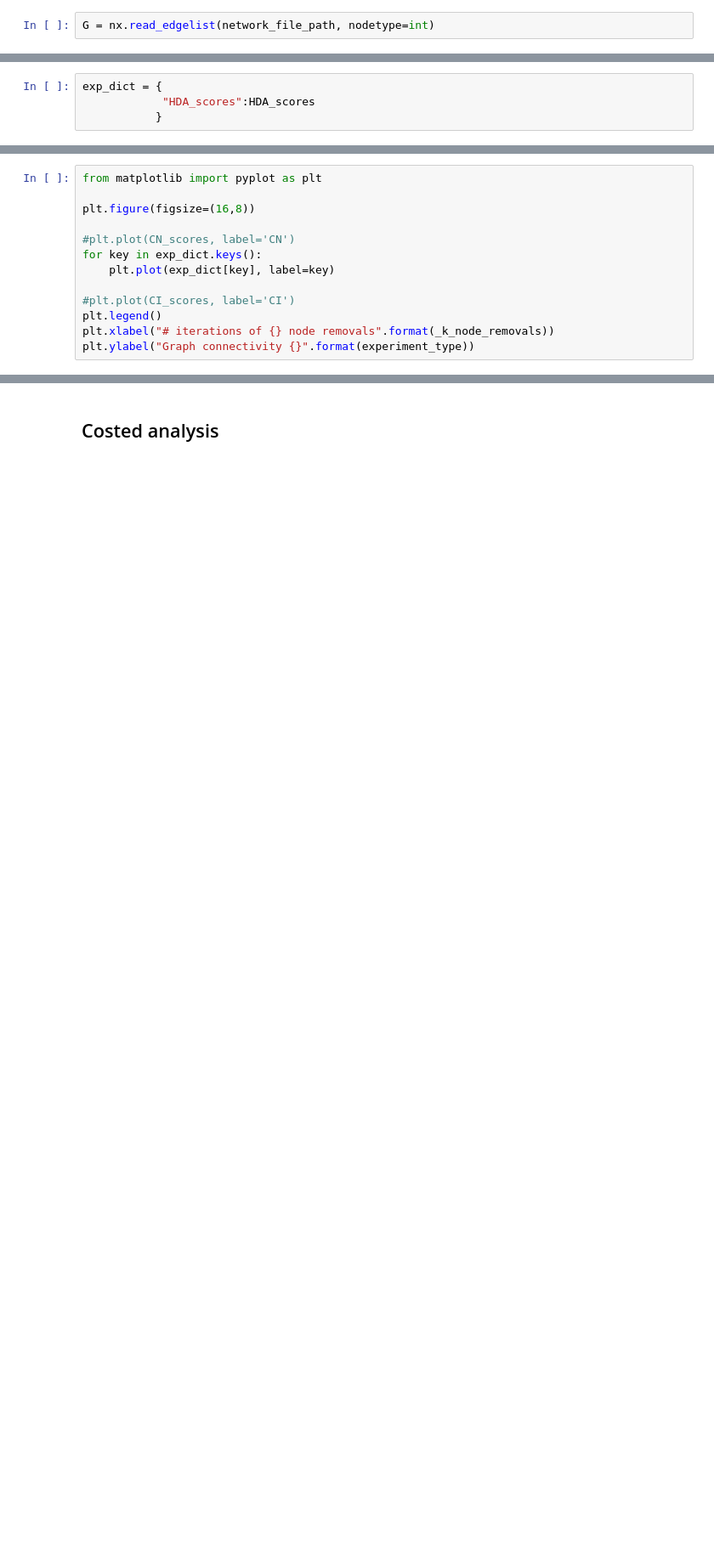
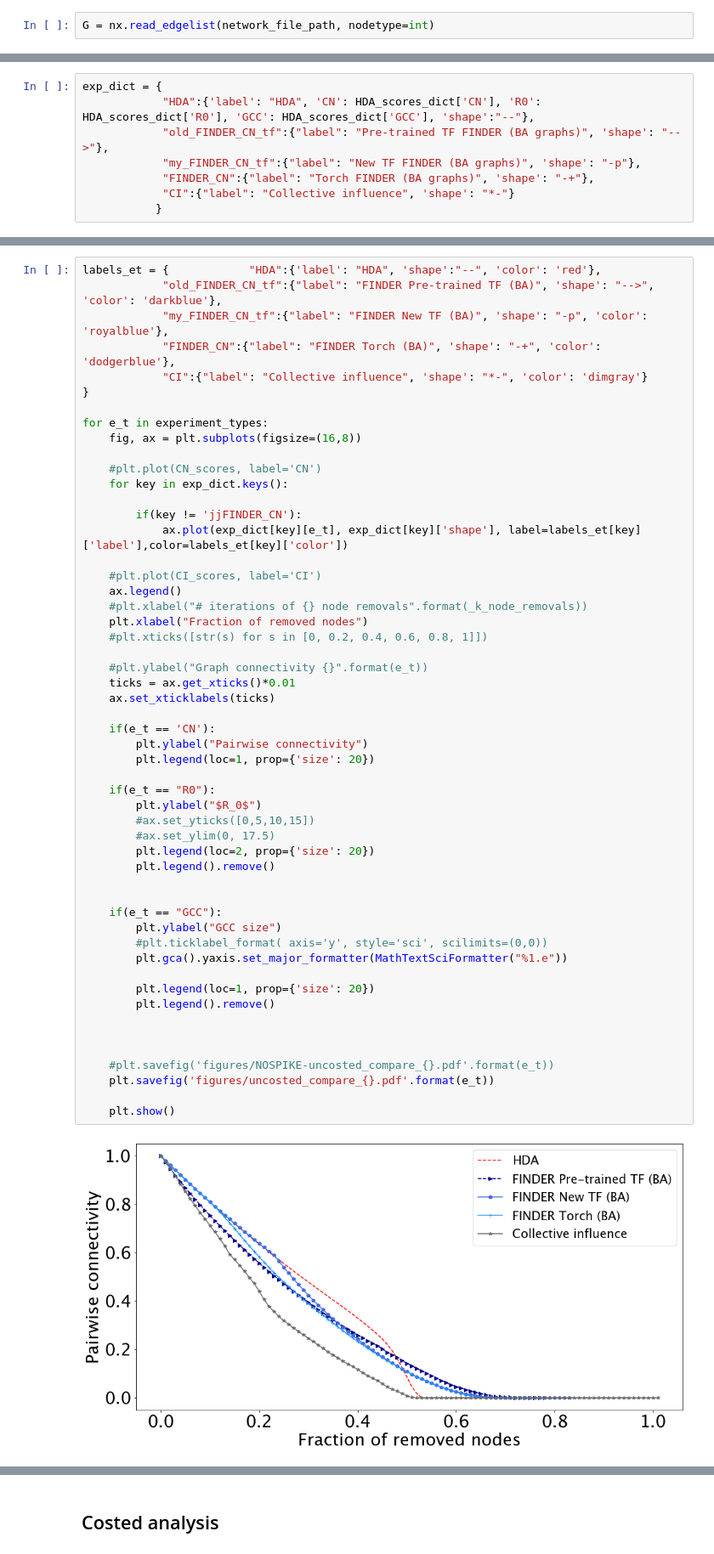
Before and after one commit to faraz2023/FINDER, a Jupyter notebook: CN_analytics.ipynb, the cells around one changed output, grey strips where cells are left out. Shown at 85% size. Saved outputs shown, nothing was run; the diff lists cells and outputs as text; blank space fills up the shorter version.

```diff
--- a/CN_analytics.ipynb
+++ b/CN_analytics.ipynb
@@ -131,4 +256,8 @@ Wall time: 1min 4s
 # %%
 exp_dict = {
-            "HDA_scores":HDA_scores
+            "HDA":{'label': "HDA", 'CN': HDA_scores_dict['CN'], 'R0': HDA_scores_dict['R0'], 'GCC': HDA_scores_dict['GCC'], 'shape':"--"},
+            "old_FINDER_CN_tf":{"label": "Pre-trained TF FINDER (BA graphs)", 'shape': "-->"},
+            "my_FINDER_CN_tf":{"label": "New TF FINDER (BA graphs)", 'shape': "-p"},
+            "FINDER_CN":{"label": "Torch FINDER (BA graphs)", 'shape': "-+"},
+            "CI":{"label": "Collective influence", 'shape': "*-"}
            }
@@ -155,13 +299,0 @@ for r_f in result_folders:
-# %%
-from matplotlib import pyplot as plt
-
-plt.figure(figsize=(16,8))
-
-#plt.plot(CN_scores, label='CN')
-for key in exp_dict.keys():
-    plt.plot(exp_dict[key], label=key)
-
-#plt.plot(CI_scores, label='CI')
-plt.legend()
-plt.xlabel("# iterations of {} node removals".format(_k_node_removals))
-plt.ylabel("Graph connectivity {}".format(experiment_type))
@@ -170,0 +305,55 @@ Text(0, 0.5, 'Graph connectivity CN')
+# %%
+labels_et = {            "HDA":{'label': "HDA", 'shape':"--", 'color': 'red'},
+            "old_FINDER_CN_tf":{"label": "FINDER Pre-trained TF (BA)", 'shape': "-->", 'color': 'darkblue'},
+            "my_FINDER_CN_tf":{"label": "FINDER New TF (BA)", 'shape': "-p", 'color': 'royalblue'},
+            "FINDER_CN":{"label": "FINDER Torch (BA)", 'shape': "-+", 'color': 'dodgerblue'},
+            "CI":{"label": "Collective influence", 'shape': "*-", 'color': 'dimgray'}
+}
+
+for e_t in experiment_types:
+    fig, ax = plt.subplots(figsize=(16,8))
+
+    #plt.plot(CN_scores, label='CN')
+    for key in exp_dict.keys():
+
+        if(key != 'jjFINDER_CN'):
+            ax.plot(exp_dict[key][e_t], exp_dict[key]['shape'], label=labels_et[key]['label'],color=labels_et[key]['color'])
+
+    #plt.plot(CI_scores, label='CI')
+    ax.legend()
+    #plt.xlabel("# iterations of {} node removals".format(_k_node_removals))
+    plt.xlabel("Fraction of removed nodes")
+    #plt.xticks([str(s) for s in [0, 0.2, 0.4, 0.6, 0.8, 1]])
+
+    #plt.ylabel("Graph connectivity {}".format(e_t))
+    ticks = ax.get_xticks()*0.01
+    ax.set_xticklabels(ticks)
+
+    if(e_t == 'CN'):
+        plt.ylabel("Pairwise connectivity")
+        plt.legend(loc=1, prop={'size': 20})
+
+    if(e_t == "R0"):
+        plt.ylabel("$R_0$")
+        #ax.set_yticks([0,5,10,15])
+        #ax.set_ylim(0, 17.5)
+        plt.legend(loc=2, prop={'size': 20})
+        plt.legend().remove()
+
+
+    if(e_t == "GCC"):
+        plt.ylabel("GCC size")
+        #plt.ticklabel_format( axis='y', style='sci', scilimits=(0,0))
+        plt.gca().yaxis.set_major_formatter(MathTextSciFormatter("%1.e"))
+
+        plt.legend(loc=1, prop={'size': 20})
+        plt.legend().remove()
+
+
+
+    #plt.savefig('figures/NOSPIKE-uncosted_compare_{}.pdf'.format(e_t))
+    plt.savefig('figures/uncosted_compare_{}.pdf'.format(e_t))
+
+    plt.show()
+# %% [output]
+[figure, added]
```
Also changed, not shown: parts of 58 cells of this notebook.
